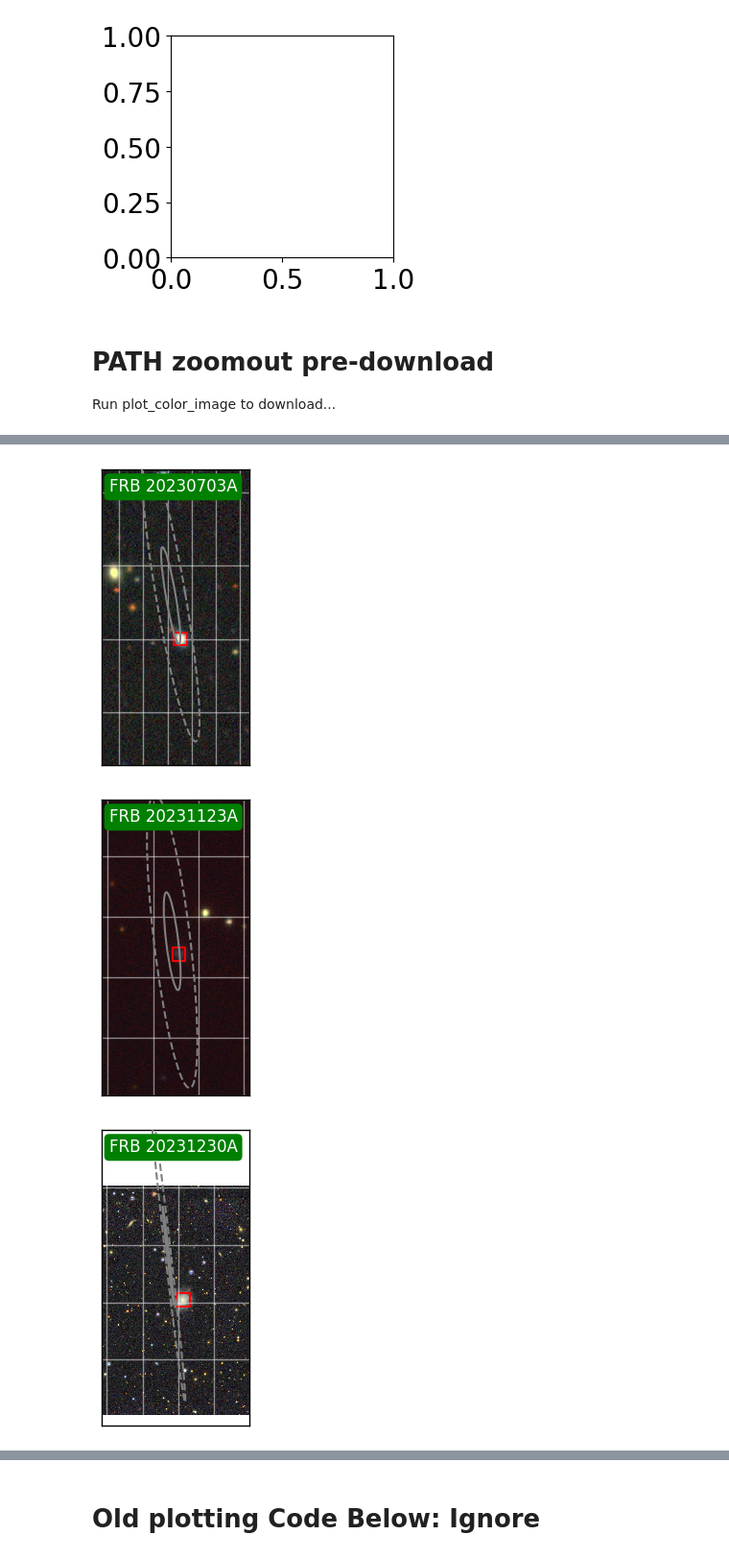
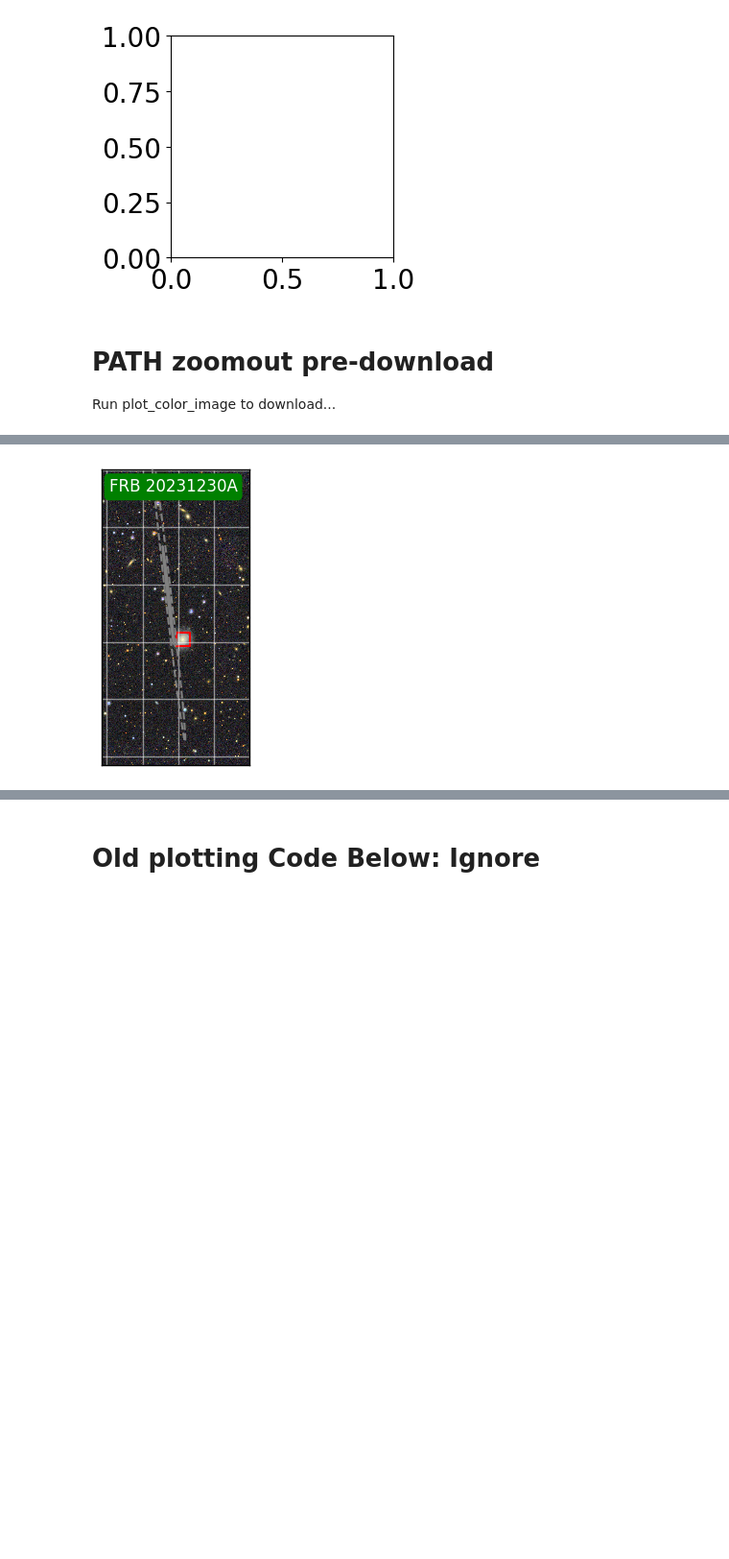
Before and after one commit to leungcalvin/kko_host_paper, a Jupyter notebook: plot_scripts/PS1_cutouts.ipynb, the cells around one changed output, grey strips where cells are left out. Shown: that part at 96% size. Drawn from its saved outputs; the diff is of its cells as text; code cells hidden in the pictures; blank space fills up the shorter version.

```diff
--- a/plot_scripts/PS1_cutouts.ipynb
+++ b/plot_scripts/PS1_cutouts.ipynb
@@ -1141,7 +1132,7 @@ pparams_zoomout = {
 }
 for evid,row in final.iterrows():
     #if row['name'] in pparams.keys() and row['name'][-4:] not in ['1123A,1230A,0703A']:
-    if row['name'][-4:] in '1123A,1230A,0703A': # change it up
+    if row['name'][-4:] in '1230A': # change it up
         path_obj = FakePATH(ra = row['ra_frb'],dec = row['dec_frb'],theta = row['theta'],
                     a_err = row['a_err'], b_err = row['b_err'],
                     candidates = pd.read_excel(f"/arc/home/calvin/kko_host_paper/data_products/b_err_1.3_PATH/{row['name']}/{row['name']}_PATH_candidates.xlsx")
@@ -1175,33 +1166,31 @@ for evid,row in final.iterrows():
                               3*2.*path_obj.localiz['eellipse']['b'] / 3600.,
                               angle=90+path_obj.localiz['eellipse']['theta'],
                               edgecolor='gray', lw=1.5, ls='dashed',zorder = 99)
         if pparams_zoomout[row['name']][0] == 'top':
             fig.add_label(x = 0.05,y=0.97,relative=True,text= row['name'][0:3] + ' ' + row['name'][3:],color = 'white',size=12,
                       horizontalalignment='left',verticalalignment='top',
                       bbox=dict(facecolor='green', edgecolor='none', boxstyle='round'),zorder = 100)
         else:
             fig.add_label(x = 0.05,y=0.03,relative=True,text= row['name'][0:3] + ' ' + row['name'][3:],color = 'white',size=12,
                       horizontalalignment='left',verticalalignment='bottom',
                       bbox=dict(facecolor='green', edgecolor='none', boxstyle='round'))
         for ii, cand in path_obj.candidates.iterrows():
             if cand['P_Ox'] == np.max(path_obj.candidates['P_Ox']) or (cand['P_Ox'] > 0.05):
                 ra_cand = cand['ra']
                 dec_cand = cand['dec']
                 fig.show_markers(ra_cand, dec_cand, edgecolor='red', facecolor='none', marker='s', s=100, lw=1.5)
         height=max(6.*path_obj.localiz['eellipse']['a'] / 3600, 2 * np.abs(dec_val - dec_cand))
         #width=max(1.5 / 60, 2 * np.abs(ra_val - ra_cand))
         width = height / 2
         fig.recenter((ra_val + ra_cand) * 0.5,(dec_val + dec_cand) * 0.5,
             width=width,height=height
                     )
         fig.axis_labels.hide()
         fig.tick_labels.hide()
         fig.ticks.hide()
         plt.gca().set_yticks([])
         plt.gca().set_xticks([])
         outfile = f'/arc/home/calvin/kko_host_paper/figures/{row["name"]}_path.pdf'
         plt.savefig(outfile)
 # %% [output]
-[figure, old version]
+[figure, new version]
-[figure, removed]
-[figure, removed]
```
Also changed, not shown: parts of 7 cells of this notebook, 23 other files.
